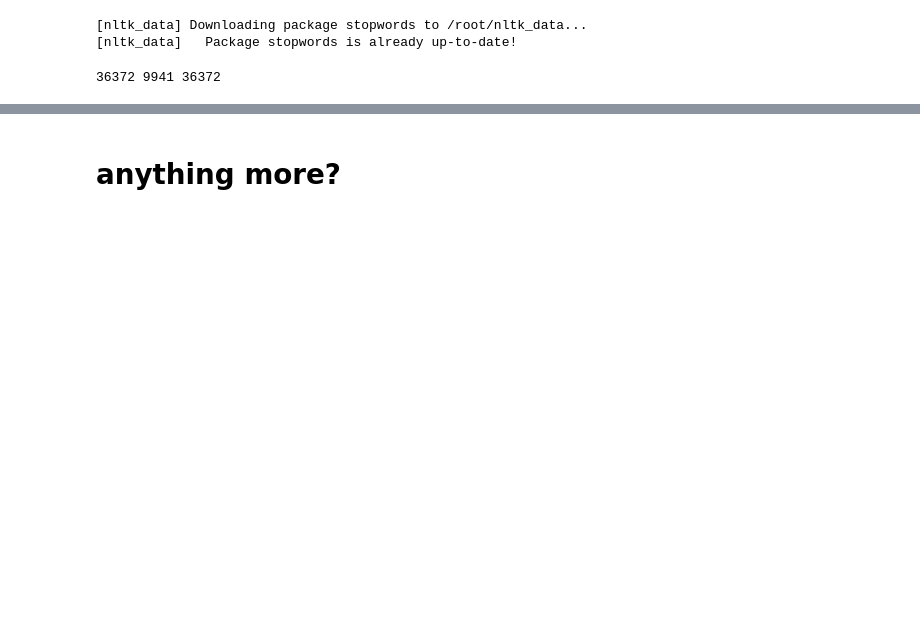
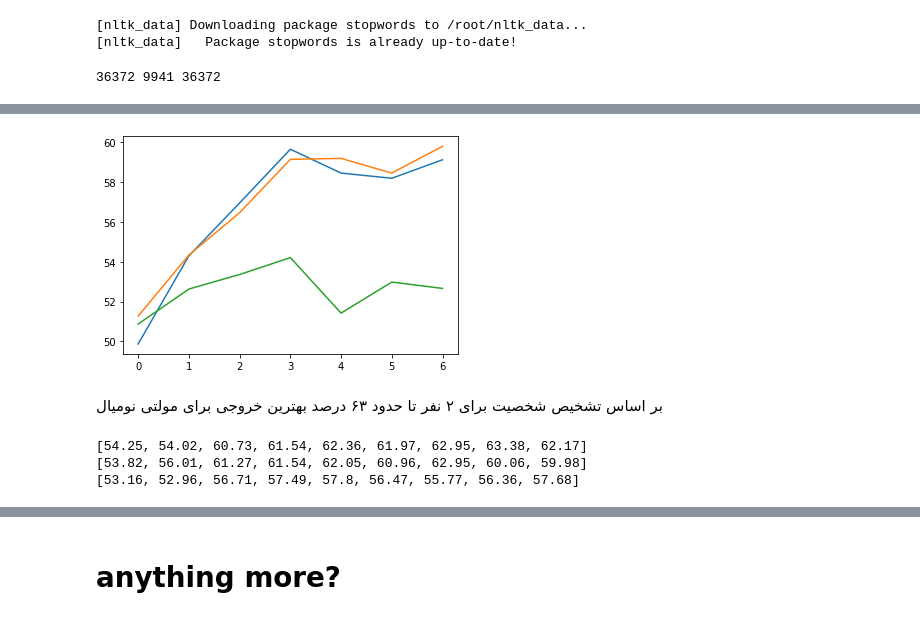
Before and after one commit to aSafarpoor/AI_Project_BypedalWalker, a Jupyter notebook: NLP_HW2.ipynb, the cells around one changed output, grey strips where cells are left out. Cells and saved outputs as stored; diff of their text form; code cells hidden in the pictures; blank space fills up the shorter version.

```diff
--- a/NLP_HW2.ipynb
+++ b/NLP_HW2.ipynb
@@ -1089,0 +1341,27 @@ guess
+# %%
+plt.plot(range(len(outBN)),outBN)
+plt.plot(range(len(outBN)),outMN)
+plt.plot(range(len(outBN)),outG)
+plt.show()
+# %% [output]
+[figure, added]
+# %% [markdown]
+بر اساس تشخیص شخصیت برای ۲ نفر تا حدود ۶۳ درصد  بهترین خروجی برای مولتی نومیال
+# %%
+#task = "gender"
+outBN = []
+outMN = []
+outG = []
+
+for i in [5,50,500,5000,50000,500000,5000000,5000000,50000000]:
+  outMN.append(naive_bayes_(function_name_="MultinomialNB",num_of_feature=i,task='.',number_of_classes = 2))
+  outBN.append(naive_bayes_(function_name_="BernoulliNB",num_of_feature=i,task='.',number_of_classes = 2))
+  outG.append(naive_bayes_(function_name_="GaussianNB",num_of_feature=i,task='.',number_of_classes = 2))
+
+print(outMN)
+print(outBN)
+print(outG)
+# %% [output]
+[54.25, 54.02, 60.73, 61.54, 62.36, 61.97, 62.95, 63.38, 62.17]
+[53.82, 56.01, 61.27, 61.54, 62.05, 60.96, 62.95, 60.06, 59.98]
+[53.16, 52.96, 56.71, 57.49, 57.8, 56.47, 55.77, 56.36, 57.68]
```
Also changed, not shown: parts of 57 cells of this notebook.
